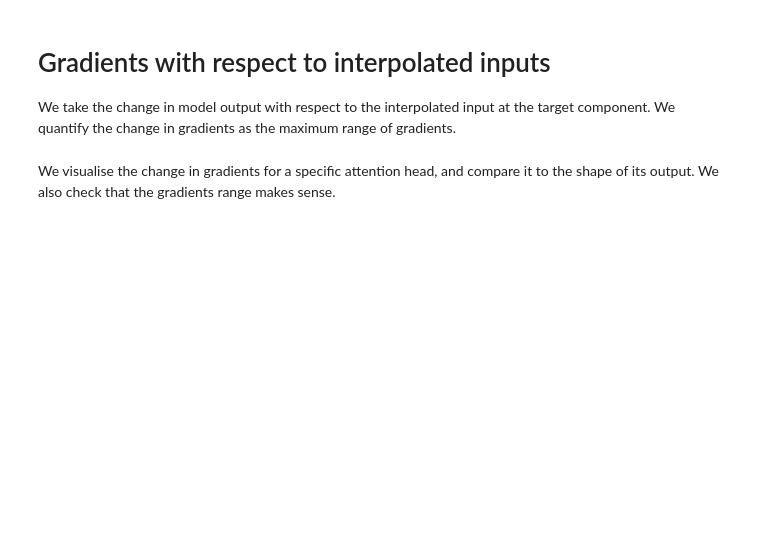
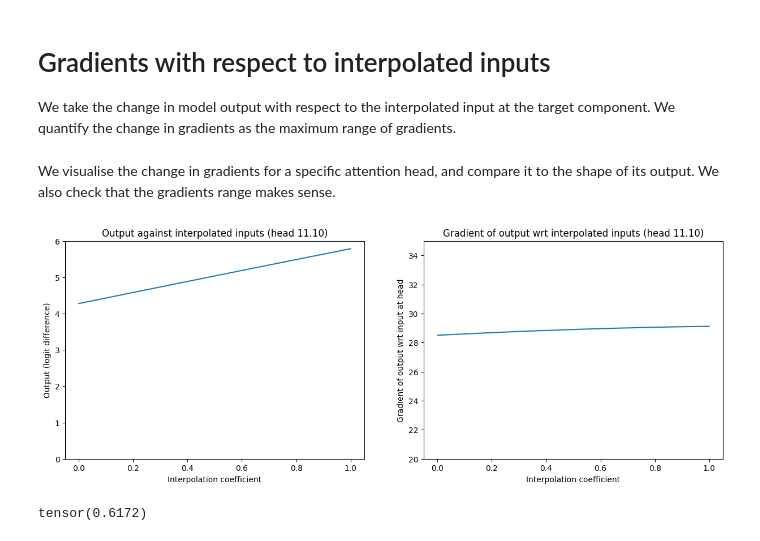
Before and after one commit to mwmlo/gradient_causal_knowledge, a Jupyter notebook: contrastive_gradients.ipynb, the cells around one changed output. Cells and saved outputs as stored; diff of their text form; code cells hidden in the pictures; blank space fills up the shorter version.

Commit message:
Output range for activation heads

```diff
--- a/contrastive_gradients.ipynb
+++ b/contrastive_gradients.ipynb
@@ -167,17 +188,27 @@ def quantify_gradients_range(mean_grad_history):
 # %% [markdown]
 We visualise the change in gradients for a specific attention head, and compare it to the shape of its output. We also check that the gradients range makes sense.
 # %%
-visualise_attn_interpolated_outputs(target_layer_num=11, target_pos=10)
+alphas, grad_history_1110, outputs_1110 = attn_interpolated_gradients(target_layer_num=11, target_pos=10)
 
-alphas, grad_history_1110 = attn_interpolated_gradients(target_layer_num=11, target_pos=10)
+plt.figure(figsize=(15,5))
+plt.subplot(1, 2, 1)
+plt.title("Output against interpolated inputs (head 11.10)")
+plt.plot(alphas, [o.item() for o in outputs_1110])
+plt.xlabel("Interpolation coefficient")
+plt.ylabel("Output (logit difference)")
+plt.ylim(0, 6)
 
-mean_grad_history_1110 = mean_attribution(grad_history_1110) # Shape (n_steps, 1)
-
-plt.title(f"Mean gradient of output wrt interpolated inputs (head 11.10)")
-plt.plot(alphas, [grad.item() for grad in mean_grad_history_1110])
+plt.subplot(1, 2, 2)
+plt.title(f"Gradient of output wrt interpolated inputs (head 11.10)")
+plt.plot(alphas, grad_history_1110.detach())
 plt.xlabel("Interpolation coefficient")
 plt.ylabel("Gradient of output wrt input at head")
+plt.ylim(20, 35)
+
 plt.show()
 
-print(quantify_gradients_range(mean_grad_history_1110))
+print(quantify_gradients_range(grad_history_1110))
+# %% [output]
+[figure, added]
+tensor(0.6172)
 # %%
```
Also changed, not shown: parts of 24 cells of this notebook, 2 other files.
